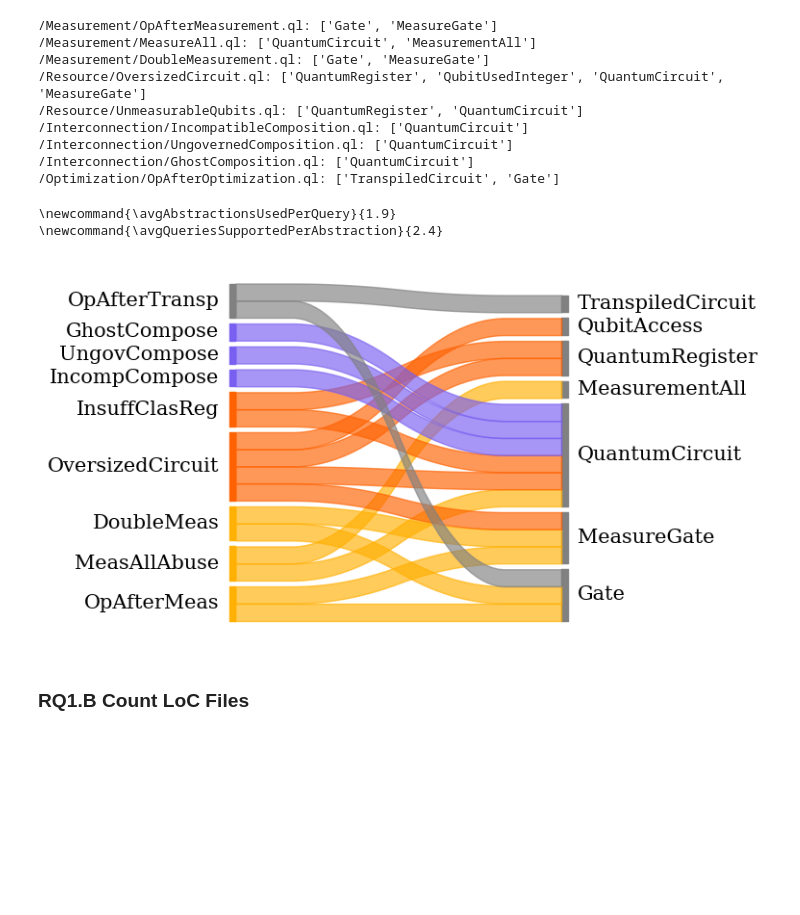
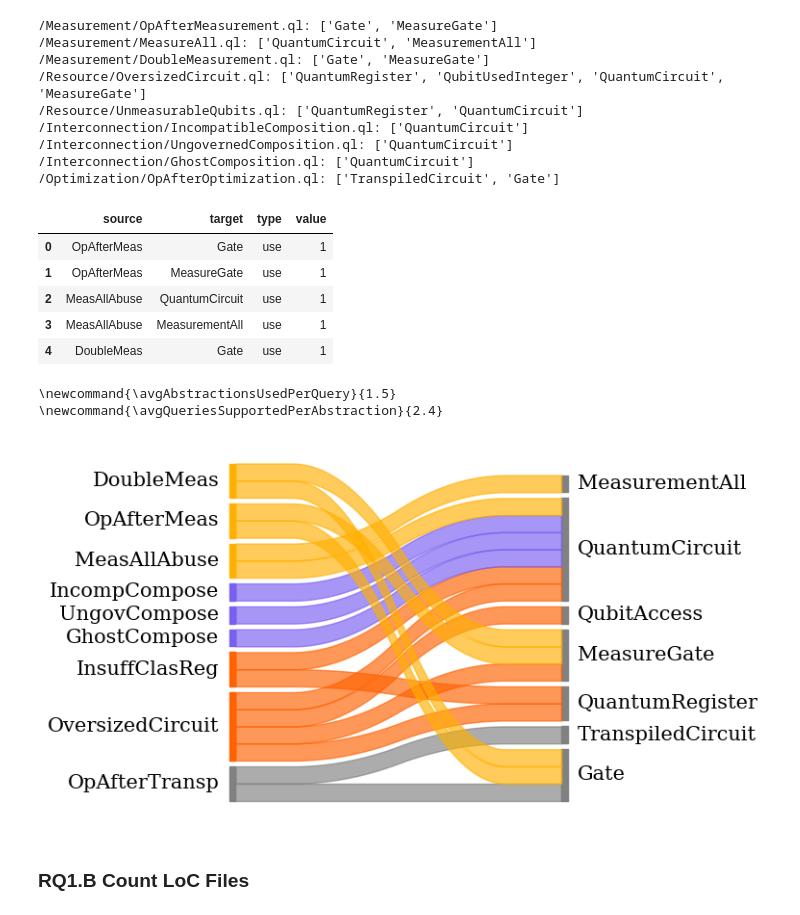
Before and after one commit to sola-st/LintQ, a Jupyter notebook: notebooks/08_Dataset_Stats.ipynb, the cells around one changed output. Saved outputs shown, nothing was run; the diff lists cells and outputs as text; code cells hidden in the pictures; blank space fills up the shorter version.

Commit message:
compute dataset filtering + sort rule same order

```diff
--- a/notebooks/08_Dataset_Stats.ipynb
+++ b/notebooks/08_Dataset_Stats.ipynb
@@ -96,3 +101,30 @@ FILE_NAME_RULE_MAPPING = {
     k: v for k, v in NAME_MAPPING.items()
     if k.endswith('.ql')
 }
+# %%
+# PLOT THE FILTERING STEPS OF THE DATASET
+PATH_YAML_EXPERIMENT = '../config/dataset_creation_exp_v08.yaml'
+with open(PATH_YAML_EXPERIMENT, 'r') as f:
+    config = yaml.load(f, Loader=yaml.FullLoader)
+# ../data/datasets/exp_v08/intermediate_results
+names_of_processing_steps = [p['name'] for p in config['processing_steps']]
+n_files_prev_step = None
+for step_name in names_of_processing_steps:
+    step_dir = os.path.join(
+        "..", config['dataset_folder'],
+        'intermediate_results', step_name, "files")
+    # remove _ and space capitalize the first letter of each word
+    step_name = step_name.replace("_", " ").title().replace(" ", "")
+    n_files_in_dir = len([
+        f for f in os.listdir(step_dir)
+        if os.path.isfile(
+            os.path.join(step_dir, f)
+        )])
+    # print the number of files in the format 1'000
+    print("\\newcommand{\\" + step_name + "}{" + f"{n_files_in_dir:,}" + "}")
+    if n_files_prev_step is not None:
+        # compute the percentage reduction with respect to the previous step
+        perc_red = ((n_files_prev_step - n_files_in_dir) / n_files_prev_step) * 100
+        print("\\newcommand{\\" + step_name + "Reduction}{" + f"{perc_red:.1f}\%" + "}")
+
+    n_files_prev_step = n_files_in_dir
@@ -337,6 +389,13 @@ for query_name, abstractions in query_to_abstraction.items():
             'value': 1,
         })
 df_abstractions = pd.DataFrame.from_records(records)
+display(df_abstractions.head())
+# sort by canonical order
+df_abstractions['source'] = pd.Categorical(
+    df_abstractions['source'],
+    categories=RULE_NAME_MAPPING.values()
+)
+df_abstractions = df_abstractions.sort_values('source', ascending=False)
 df_abstractions.head()
 # compute the average number of records per source
 use_relationship_per_query = df_abstractions.groupby('source').count()['value']
@@ -360,35 +419,41 @@ for row in df_abstractions.iterrows():
     # default
     per_family_color[query_name] = "grey"
     for k in color_themes.keys():
         if re.search(k, query_name.lower()):
             per_family_color[query_name] = color_themes[k]
             break
 
 # colorDict: yellow for target and blue for source
 colorDict = {
     #**{k: 'slateblue' for k in df_abstractions['source'].unique()},
     **per_family_color,
     **{k: 'gray' for k in df_abstractions['target'].unique()}
 }
 
 sankey(
     left=df_abstractions['source'],
     right=df_abstractions['target'],
     aspect=20,
     colorDict=colorDict,
     fontsize=15,
 )
 plt.gcf().set_size_inches(5, 5)
 plt.savefig(
     os.path.join(PAPER_DIR, 'sankey_abstraction.pdf'),
     bbox_inches='tight')
 
 # go back to the initial rc configuration
 plt.rcParams.update(rc)
 # %% [output]
+|  | source | target | type | value |
+| 0 | OpAfterMeas | Gate | use | 1 |
+| 1 | OpAfterMeas | MeasureGate | use | 1 |
+| 2 | MeasAllAbuse | QuantumCircuit | use | 1 |
+| 3 | MeasAllAbuse | MeasurementAll | use | 1 |
+| 4 | DoubleMeas | Gate | use | 1 |
-\newcommand{\avgAbstractionsUsedPerQuery}{1.9}
+\newcommand{\avgAbstractionsUsedPerQuery}{1.5}
 \newcommand{\avgQueriesSupportedPerAbstraction}{2.4}
-[figure, old version]
+[figure, new version]
 # %% [markdown]
 ### RQ1.B Count LoC Files
 # %%
```
Also changed, not shown: parts of 13 cells of this notebook, 7 other files.
